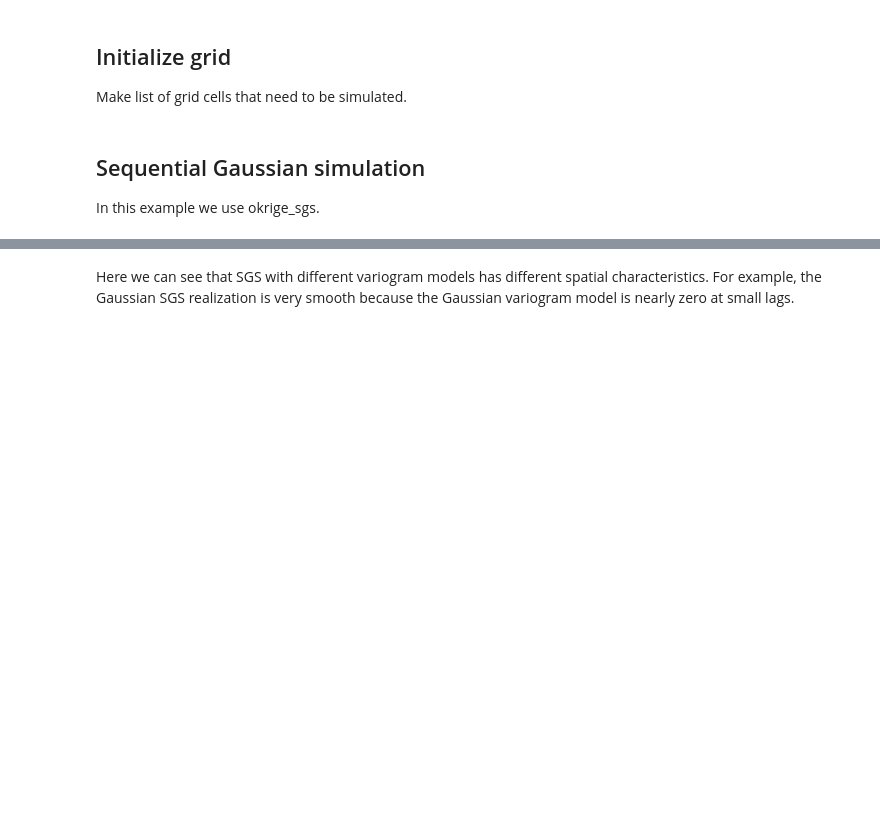
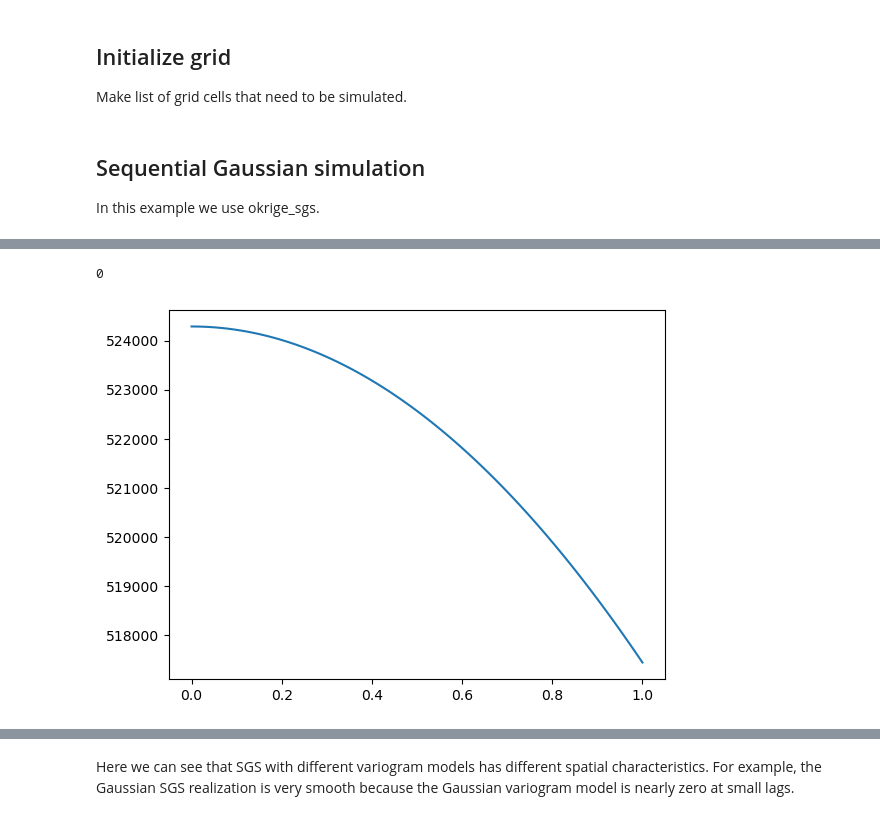
Before and after one commit to GatorGlaciology/GStatSim, a Jupyter notebook: demos/5_Variogram_interpolation_comparison.ipynb, the cells around one changed output, grey strips where cells are left out. Cells and saved outputs as stored; diff of their text form; code cells hidden in the pictures; blank space fills up the shorter version.

```diff
--- a/demos/5_Variogram_interpolation_comparison.ipynb
+++ b/demos/5_Variogram_interpolation_comparison.ipynb
@@ -141,3 +187,16 @@ sim_sph = gs.Interpolation.okrige_sgs(Pred_grid_xy, df, 'X', 'Y', 'Z', k, vario3
+# %%
+from scipy.special import kv, gamma
+
+tmp = np.linspace(0.0, 1, 100)
+tmp[tmp==0.0] = 1e-10
+thing = kv(20, tmp)/gamma(20)*np.power(tmp, 20)
+print(np.count_nonzero(np.isnan(thing)))
+plt.plot(tmp, thing)
+#plt.ylim(0, 1e5)
+plt.show()
+# %% [output]
+0
+[figure, added]
 # %%
 vmax = 5
 vmin = -vmax
```
Also changed, not shown: parts of 14 cells of this notebook, 1 other file.
